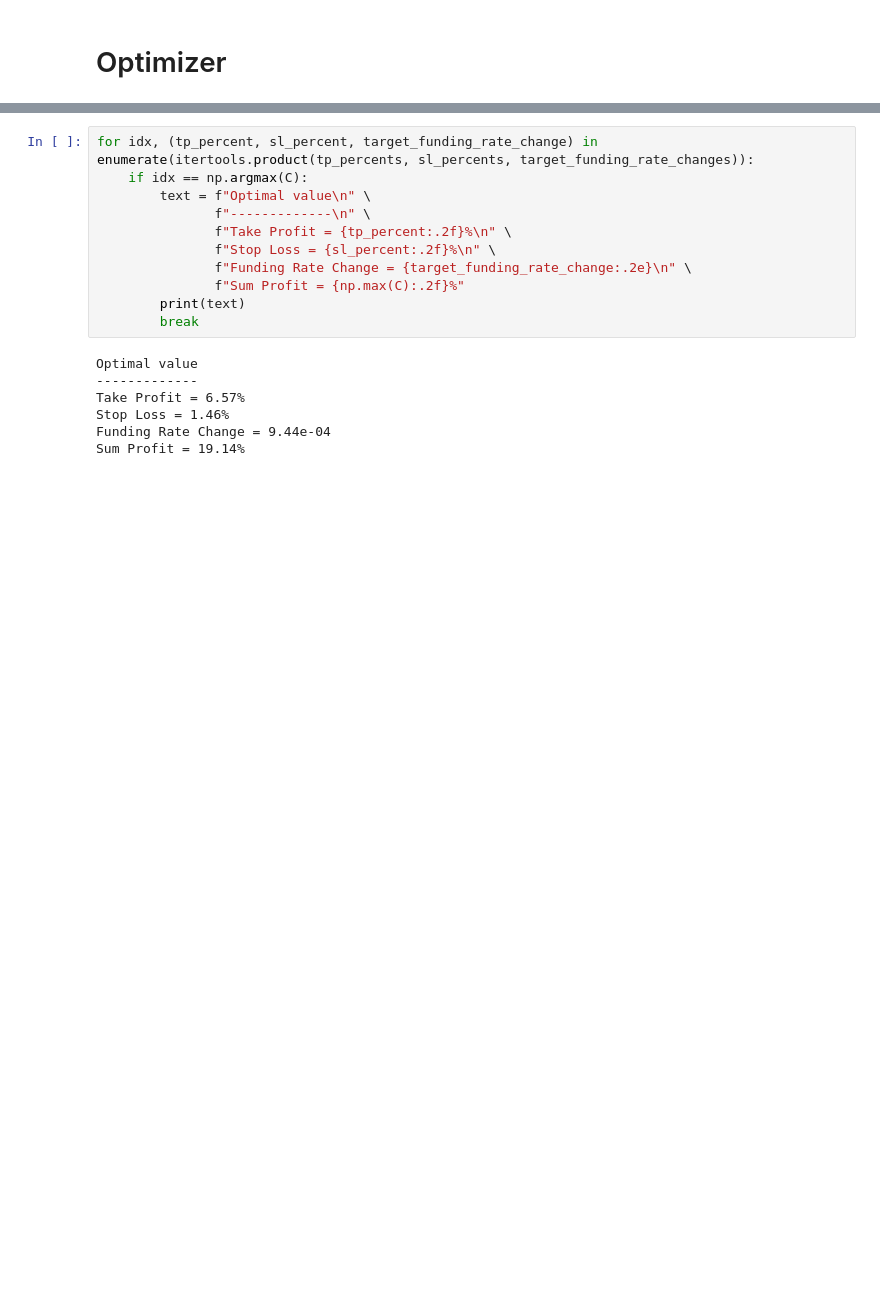
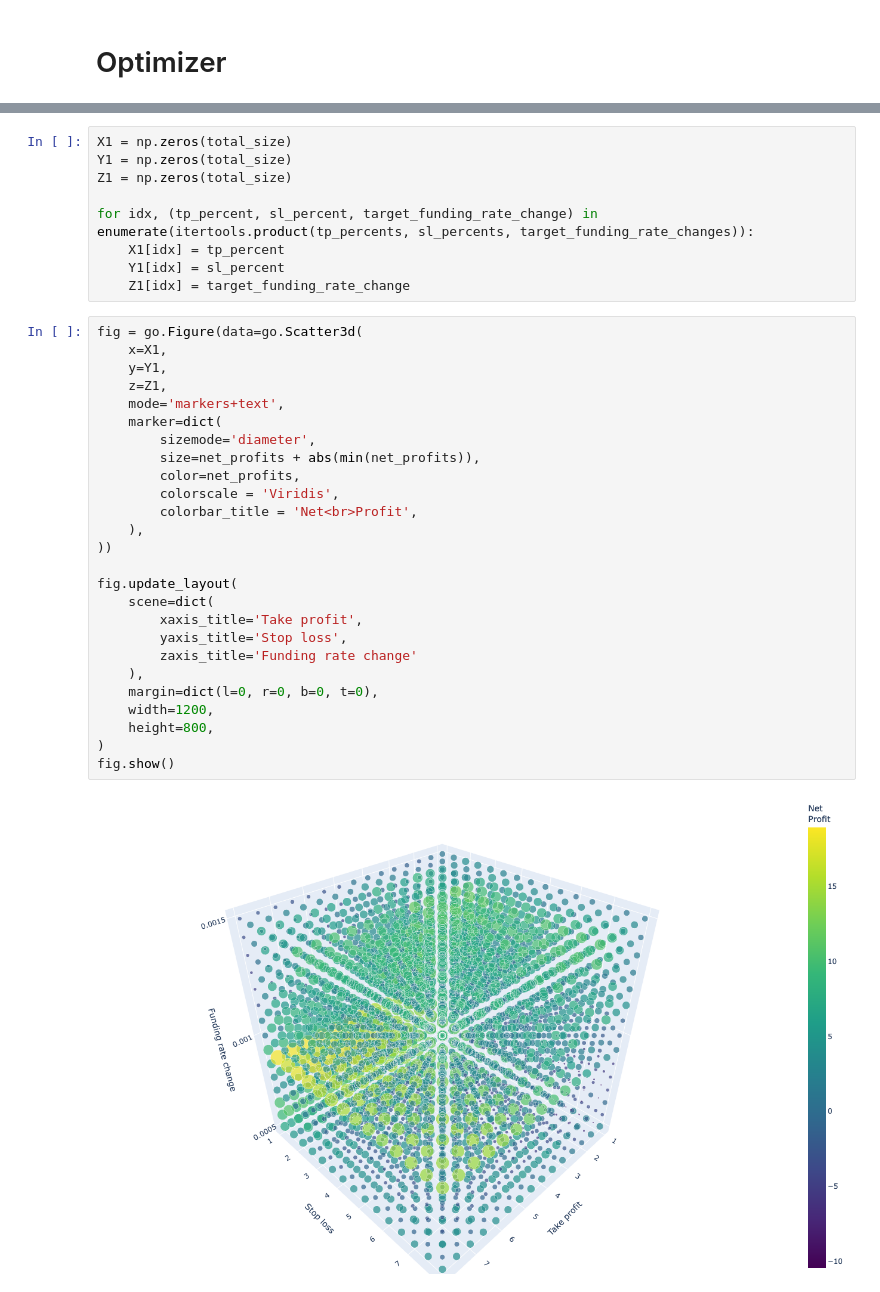
Before and after one commit to dineshpinto/trade-analysis, a Jupyter notebook: FundingRateAnalyis.ipynb, the cells around one changed output, grey strips where cells are left out. Saved outputs shown, nothing was run; the diff lists cells and outputs as text; blank space fills up the shorter version.

```diff
--- a/FundingRateAnalyis.ipynb
+++ b/FundingRateAnalyis.ipynb
@@ -142,18 +159,37 @@ fig.tight_layout()
-# %%
-for idx, (tp_percent, sl_percent, target_funding_rate_change) in enumerate(itertools.product(tp_percents, sl_percents, target_funding_rate_changes)):
-    if idx == np.argmax(C):
-        text = f"Optimal value\n" \
-               f"-------------\n" \
-               f"Take Profit = {tp_percent:.2f}%\n" \
-               f"Stop Loss = {sl_percent:.2f}%\n" \
-               f"Funding Rate Change = {target_funding_rate_change:.2e}\n" \
-               f"Sum Profit = {np.max(C):.2f}%"
-        print(text)
-        break
-# %% [output]
-Optimal value
--------------
-Take Profit = 6.57%
-Stop Loss = 1.46%
-Funding Rate Change = 9.44e-04
-Sum Profit = 19.14%
+# %%
+X1 = np.zeros(total_size)
+Y1 = np.zeros(total_size)
+Z1 = np.zeros(total_size)
+
+for idx, (tp_percent, sl_percent, target_funding_rate_change) in enumerate(itertools.product(tp_percents, sl_percents, target_funding_rate_changes)):
+    X1[idx] = tp_percent
+    Y1[idx] = sl_percent
+    Z1[idx] = target_funding_rate_change
+# %%
+fig = go.Figure(data=go.Scatter3d(
+    x=X1,
+    y=Y1,
+    z=Z1,
+    mode='markers+text',
+    marker=dict(
+        sizemode='diameter',
+        size=net_profits + abs(min(net_profits)),
+        color=net_profits,
+        colorscale = 'Viridis',
+        colorbar_title = 'Net<br>Profit',
+    ),
+))
+
+fig.update_layout(
+    scene=dict(
+        xaxis_title='Take profit',
+        yaxis_title='Stop loss',
+        zaxis_title='Funding rate change'
+    ),
+    margin=dict(l=0, r=0, b=0, t=0),
+    width=1200,
+    height=800,
+)
+fig.show()
+# %% [output]
+[figure, added]
```
Also changed, not shown: parts of 6 cells of this notebook, 4 other files.
